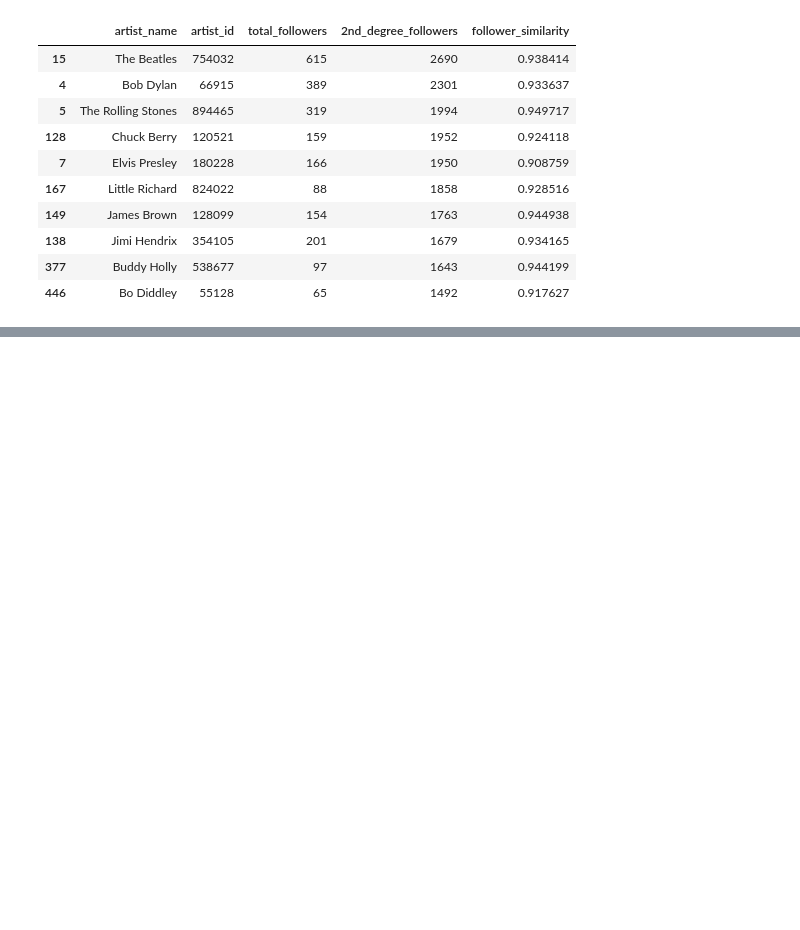
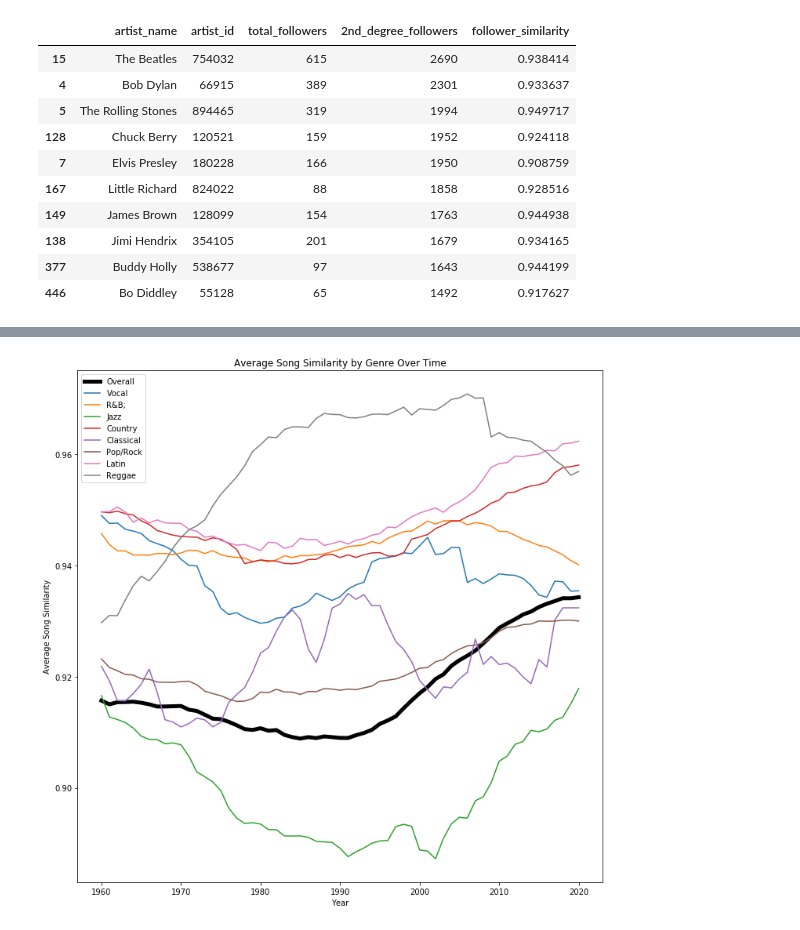
Before and after one commit to Wichaelian/ICM-2021, a Jupyter notebook: 2021_ICM_Problem_D_Data/Bullet 2.ipynb, the cells around one changed output, grey strips where cells are left out. Saved outputs shown, nothing was run; the diff lists cells and outputs as text; code cells hidden in the pictures; blank space fills up the shorter version.

Commit message:
graph

```diff
--- a/2021_ICM_Problem_D_Data/Bullet 2.ipynb
+++ b/2021_ICM_Problem_D_Data/Bullet 2.ipynb
@@ -224,6 +240,5 @@ genreYears
 # %%
 genreDiff = {}
-yearGenreDiff = {}
 for i in tqdm(range(len(full))):
     row = full.iloc[i]
     try:
@@ -232,7 +247,6 @@ for i in tqdm(range(len(full))):
         continue
 
     year = row['year']
-
     if genre in genres and year >= 1960:
         baseline = np.array([genreYears.loc[year].to_numpy()])
         try:
@@ -253,15 +267,6 @@ for i in tqdm(range(len(full))):
         except KeyError:
             genreDiff[genre] = np.array([genDiff])
 
-        try:
-            yearGenreDiff[str(year)+genre] = np.append(genreDiff[str(year)+genre],genDiff)
-        except KeyError:
-            yearGenreDiff[str(year)+genre] = np.array([genDiff])
-
-        try:
-            yearGenreDiff[year] = np.append(yearGenreDiff[year], baseDiff)
-        except KeyError:
-            yearGenreDiff[year] = np.array([baseDiff])
-
 for genre in list(genreDiff.keys()):
     genreDiff[genre] = np.mean(genreDiff[genre])
+genreDiff
@@ -287,13 +282,0 @@ newDict
-# %%
-allYears = pd.DataFrame.from_dict(newDict, orient = 'index', columns = ['year', 'genre', 'similarity']).sort_values('year')
-dictNew = {}
-for year in range(1960,2021):
-    targetRows = allYears[allYears['year'] == str(year)]
-    dictNew[year] = []
-    for genre in list(genres.keys()):
-        try:
-            similarity = float(targetRows[targetRows['genre'] == genre]['similarity'])
-        except TypeError:
-            similarity = None
-        dictNew[year].append(similarity)
-genreSimilarity = pd.DataFrame.from_dict(dictNew, columns = list(genres.keys()), orient = 'index')
@@ -302,13 +321,22 @@ def rollingaverage(array,rollsize):
     newarr = np.zeros(len(array))
     for i in range(len(array)):
         low = max(0,i-rollsize//2)
-        high = min(len(array),i+rollsize//2)
+        high = min(len(array),i+rollsize//2+1)
         myarr = array[low:high]
-        newval = np.mean(myarr)
+        newval = np.nanmean(myarr)
         newarr[i] = newval
     return newarr
 # %%
 a = plt.figure(figsize = (12,12))
-for column in list(genreSimilarity.columns):
-    toplot = rollingaverage(np.array(list(genreSimilarity[column])),15)
-    plt.plot(list(range(1960,2021)),toplot)
+plt.plot(list(range(1960,2021)), rollingaverage(np.array(list(genreSimilarities['Total'])),20), label = 'Overall', linewidth = 5, color = 'black')
+for column in list(genreSimilarities.columns):
+    if column != 'N/A' and column != 'Total':
+        toplot = rollingaverage(np.array(list(genreSimilarities[column])),20)
+        plt.plot(list(range(1960,2021)),toplot, label = column)
+plt.legend()
+plt.xlabel("Year")
+plt.ylabel("Average Song Similarity")
+plt.title("Average Song Similarity by Genre Over Time")
+plt.show()
+# %% [output]
+[figure, added]
```
Also changed, not shown: parts of 4 cells of this notebook.
